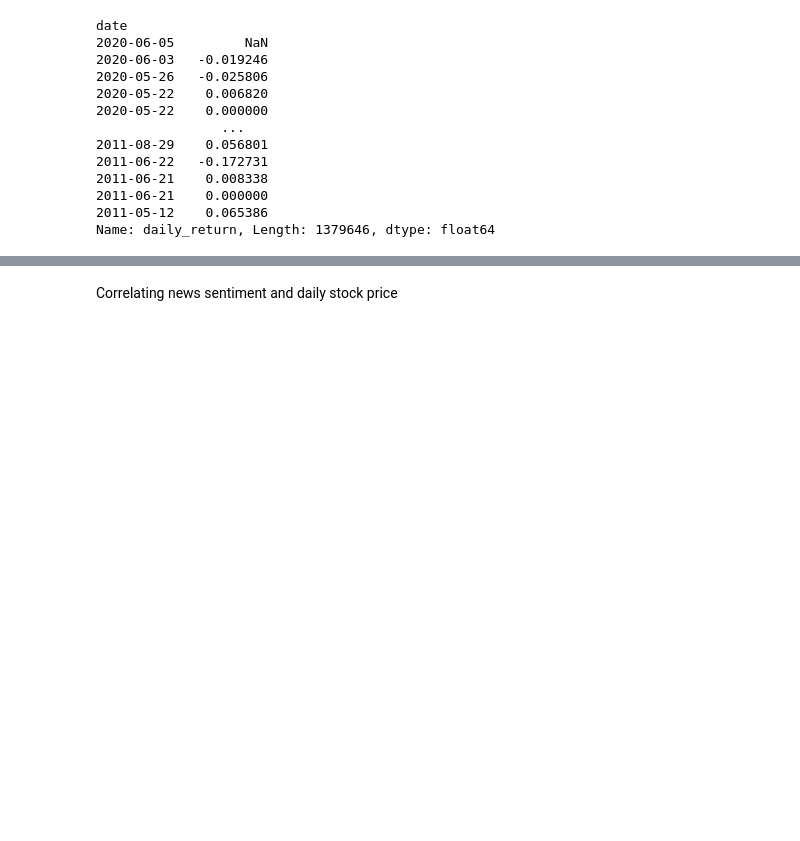
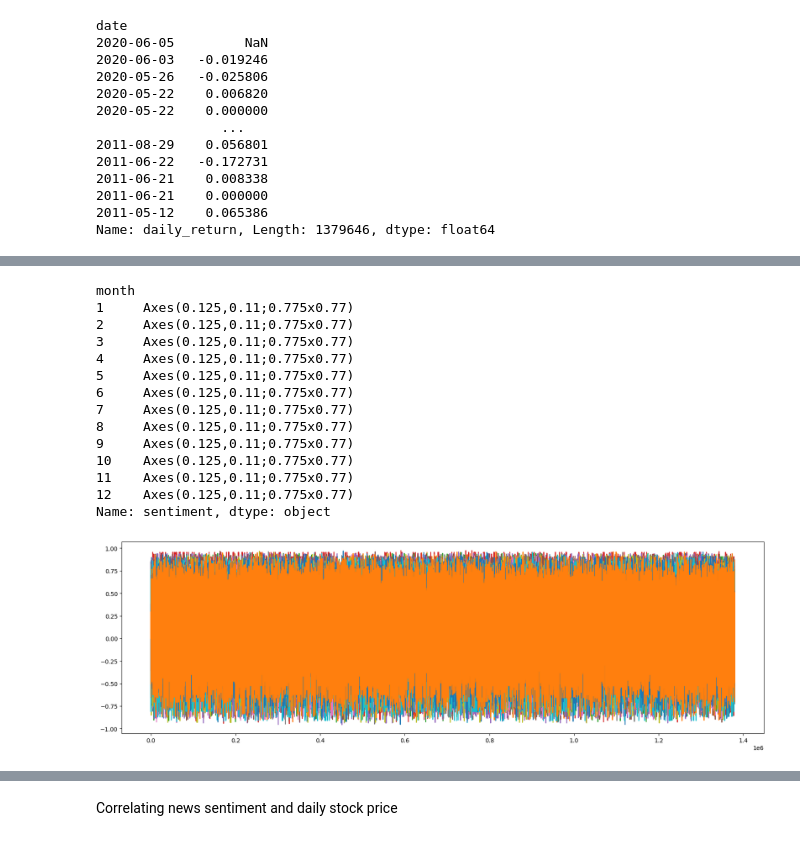
Before and after one commit to abrehamashebir/AIM-Week_1, a Jupyter notebook: notebooks/sentiment.ipynb, the cells around one changed output, grey strips where cells are left out. Cells and saved outputs as stored; diff of their text form; code cells hidden in the pictures; blank space fills up the shorter version.

```diff
--- a/notebooks/sentiment.ipynb
+++ b/notebooks/sentiment.ipynb
@@ -485,0 +516,18 @@ KeyError: 'date'
+# %%
+merged_data.groupby('month')['sentiment'].plot(figsize=(20,6))
+# %% [output]
+month
+1     Axes(0.125,0.11;0.775x0.77)
+2     Axes(0.125,0.11;0.775x0.77)
+3     Axes(0.125,0.11;0.775x0.77)
+4     Axes(0.125,0.11;0.775x0.77)
+5     Axes(0.125,0.11;0.775x0.77)
+6     Axes(0.125,0.11;0.775x0.77)
+7     Axes(0.125,0.11;0.775x0.77)
+8     Axes(0.125,0.11;0.775x0.77)
+9     Axes(0.125,0.11;0.775x0.77)
+10    Axes(0.125,0.11;0.775x0.77)
+11    Axes(0.125,0.11;0.775x0.77)
+12    Axes(0.125,0.11;0.775x0.77)
+Name: sentiment, dtype: object
+[figure, added]
```
Also changed, not shown: parts of 20 cells of this notebook, 1 other file.
